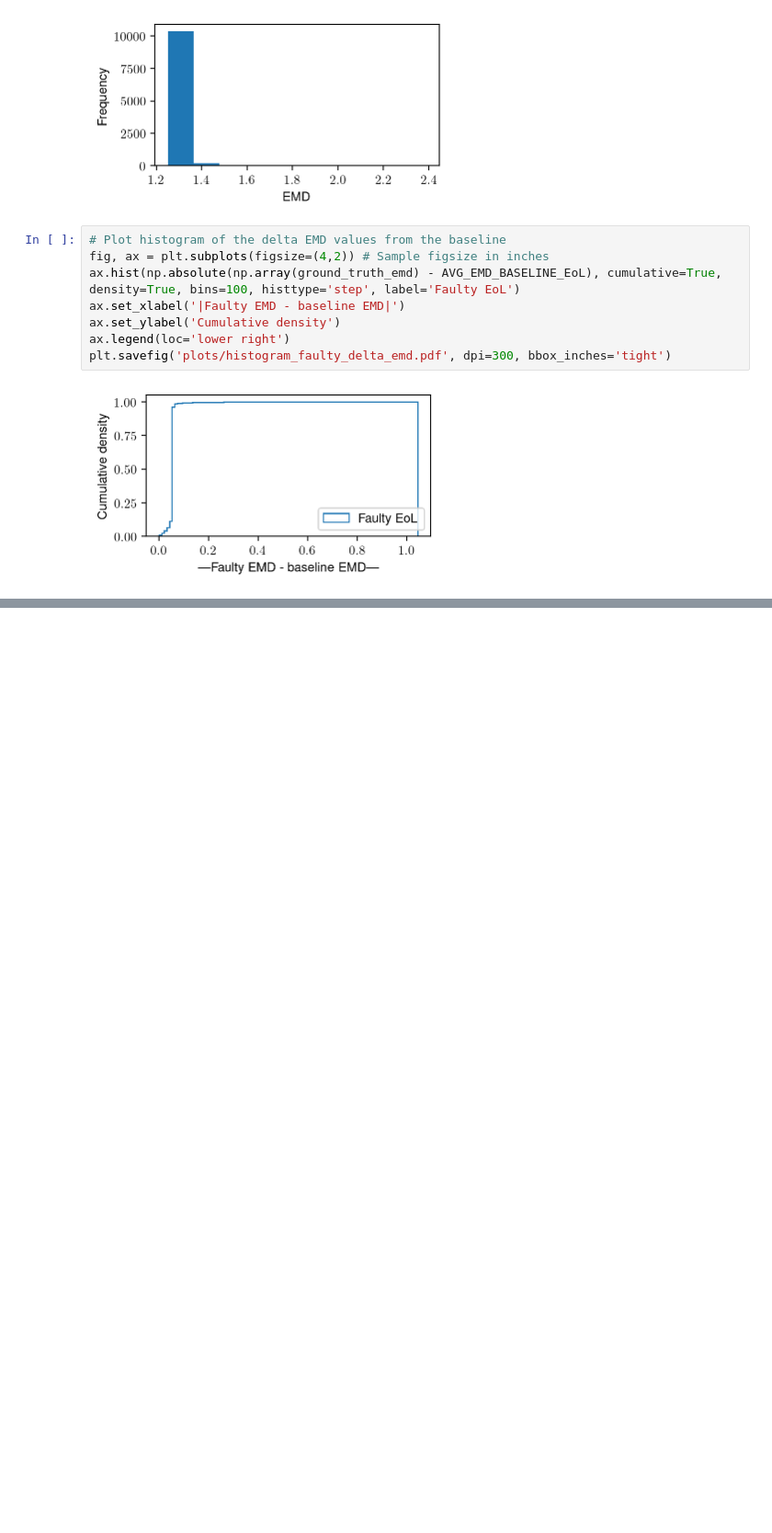
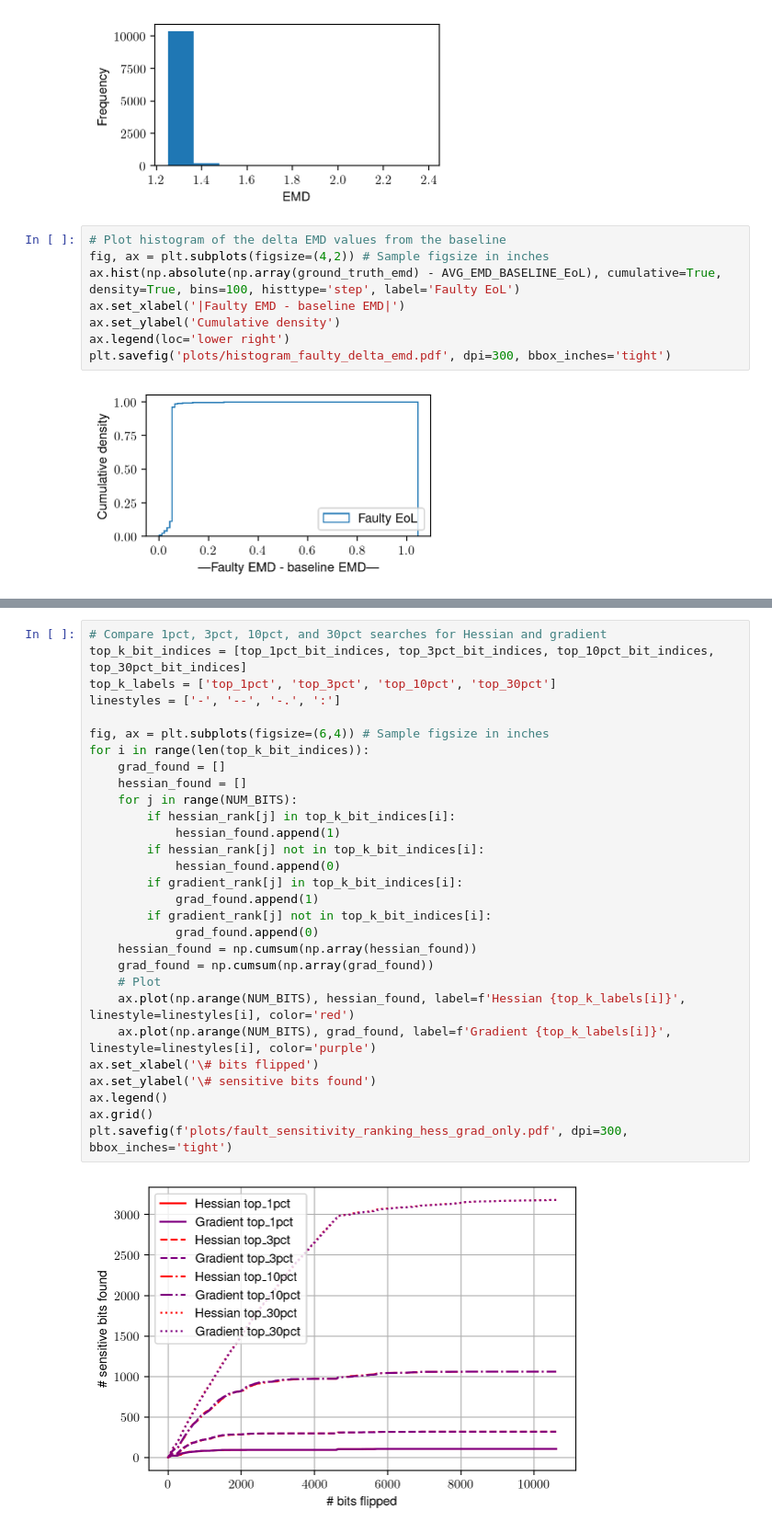
Before and after one commit to oliviaweng/fastml-science, a Jupyter notebook: sensor-data-compression/hessian-analysis/plot_paramater_ranking.ipynb, the cells around one changed output, grey strips where cells are left out. Shown at 92% size. Cells and saved outputs as stored; diff of their text form; blank space fills up the shorter version.

```diff
--- a/sensor-data-compression/hessian-analysis/plot_paramater_ranking.ipynb
+++ b/sensor-data-compression/hessian-analysis/plot_paramater_ranking.ipynb
@@ -248,0 +322,31 @@ Found all bits with gradient at 10446 bits flipped
+# %%
+# Compare 1pct, 3pct, 10pct, and 30pct searches for Hessian and gradient
+top_k_bit_indices = [top_1pct_bit_indices, top_3pct_bit_indices, top_10pct_bit_indices, top_30pct_bit_indices]
+top_k_labels = ['top_1pct', 'top_3pct', 'top_10pct', 'top_30pct']
+linestyles = ['-', '--', '-.', ':']
+
+fig, ax = plt.subplots(figsize=(6,4)) # Sample figsize in inches
+for i in range(len(top_k_bit_indices)):
+    grad_found = []
+    hessian_found = []
+    for j in range(NUM_BITS):
+        if hessian_rank[j] in top_k_bit_indices[i]:
+            hessian_found.append(1)
+        if hessian_rank[j] not in top_k_bit_indices[i]:
+            hessian_found.append(0)
+        if gradient_rank[j] in top_k_bit_indices[i]:
+            grad_found.append(1)
+        if gradient_rank[j] not in top_k_bit_indices[i]:
+            grad_found.append(0)
+    hessian_found = np.cumsum(np.array(hessian_found))
+    grad_found = np.cumsum(np.array(grad_found))
+    # Plot
+    ax.plot(np.arange(NUM_BITS), hessian_found, label=f'Hessian {top_k_labels[i]}', linestyle=linestyles[i], color='red')
+    ax.plot(np.arange(NUM_BITS), grad_found, label=f'Gradient {top_k_labels[i]}', linestyle=linestyles[i], color='purple')
+ax.set_xlabel('\# bits flipped')
+ax.set_ylabel('\# sensitive bits found')
+ax.legend()
+ax.grid()
+plt.savefig(f'plots/fault_sensitivity_ranking_hess_grad_only.pdf', dpi=300, bbox_inches='tight')
+# %% [output]
+[figure, added]
```
Also changed, not shown: parts of 3 cells of this notebook, 20 other files.
